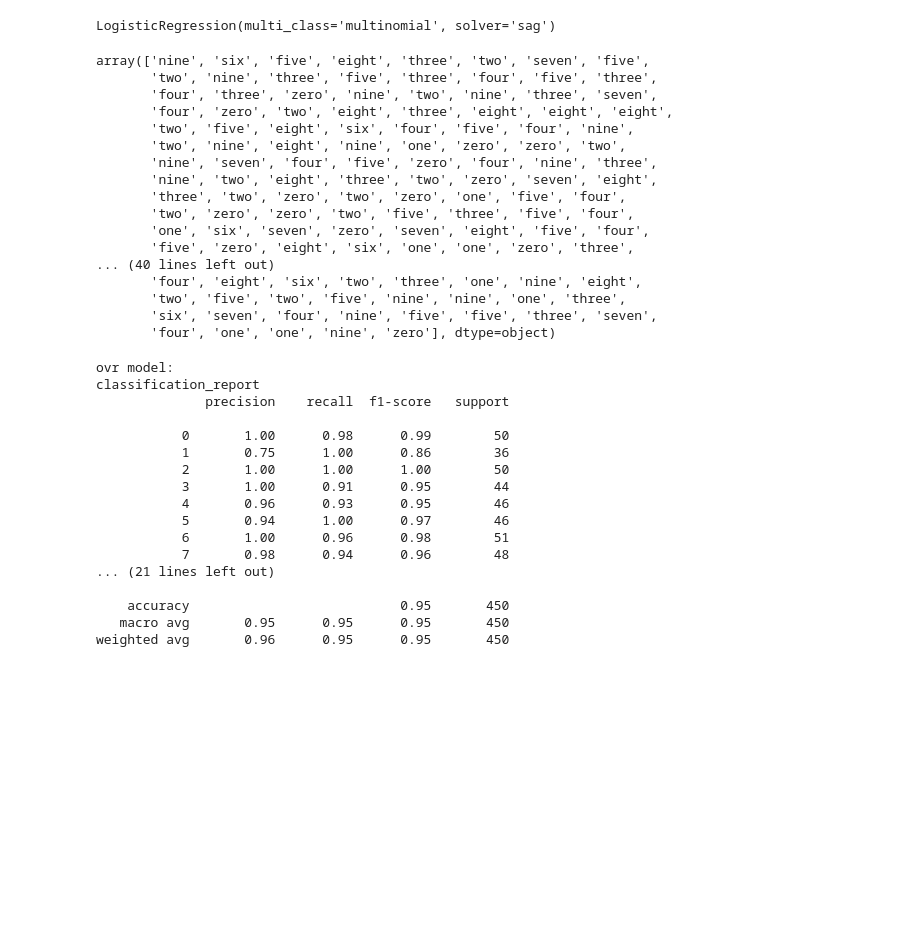
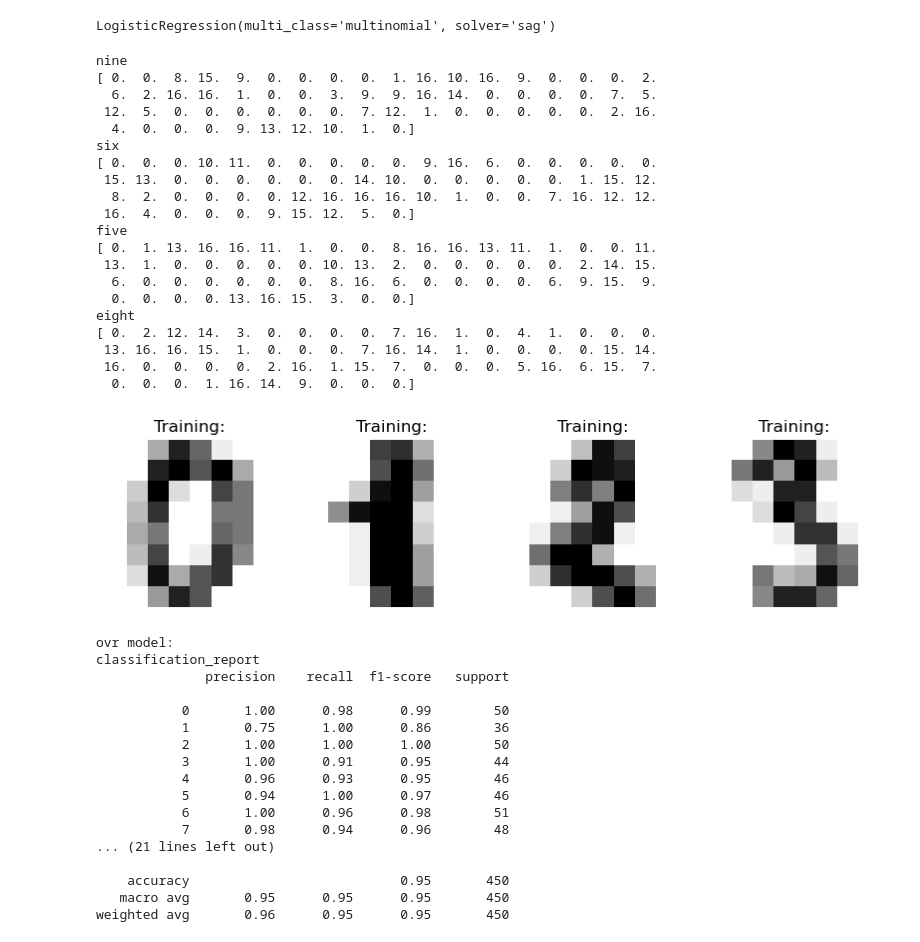
Before and after one commit to freshmea/kuIotBigdataClass, a Jupyter notebook: pythonML/mnistClassify.ipynb, the cells around one changed output. Drawn from its saved outputs; the diff is of its cells as text; code cells hidden in the pictures; blank space fills up the shorter version.

```diff
--- a/pythonML/mnistClassify.ipynb
+++ b/pythonML/mnistClassify.ipynb
@@ -84,38 +84,52 @@ LogisticRegression(multi_class='multinomial', solver='sag')
 # %%
 from sklearn.metrics import (
     confusion_matrix,
     classification_report,
     accuracy_score,
 )
 
 y_pred_ovr = logreg_ovr.predict(X_test)
 y_pred_softmax = logreg_softmax.predict(X_test)
 # print("ovr model:")
 # print(confusion_matrix(y_test, y_pred_ovr))
 # print("softmax model:")
 # print(confusion_matrix(y_test, y_pred_softmax))
 # convert to one two threee to 1 2 3
-y_test = le.inverse_transform(y_test)
-y_pred_ovr = le.inverse_transform(y_pred_ovr)
-y_test
+# y_test = le.inverse_transform(y_test)
+# y_pred_ovr = le.inverse_transform(y_pred_ovr)
+_, axes = plt.subplots(nrows=1, ncols=4, figsize=(10, 3))
+
+for i, ax in enumerate(axes):
+    image = digit_dataset["images"][i]
+    print(y_test[i])
+    print(X_test[i])
+    ax.set_axis_off()
+    ax.imshow(image, cmap=plt.cm.gray_r, interpolation="nearest")
+    ax.set_title(
+        "Training:",
+    )
 # %% [output]
-array(['nine', 'six', 'five', 'eight', 'three', 'two', 'seven', 'five',
-       'two', 'nine', 'three', 'five', 'three', 'four', 'five', 'three',
-       'four', 'three', 'zero', 'nine', 'two', 'nine', 'three', 'seven',
-       'four', 'zero', 'two', 'eight', 'three', 'eight', 'eight', 'eight',
-       'two', 'five', 'eight', 'six', 'four', 'five', 'four', 'nine',
-       'two', 'nine', 'eight', 'nine', 'one', 'zero', 'zero', 'two',
-       'nine', 'seven', 'four', 'five', 'zero', 'four', 'nine', 'three',
-       'nine', 'two', 'eight', 'three', 'two', 'zero', 'seven', 'eight',
-       'three', 'two', 'zero', 'two', 'zero', 'one', 'five', 'four',
-       'two', 'zero', 'zero', 'two', 'five', 'three', 'five', 'four',
-       'one', 'six', 'seven', 'zero', 'seven', 'eight', 'five', 'four',
-       'five', 'zero', 'eight', 'six', 'one', 'one', 'zero', 'three',
-... (40 lines left out)
-       'four', 'eight', 'six', 'two', 'three', 'one', 'nine', 'eight',
-       'two', 'five', 'two', 'five', 'nine', 'nine', 'one', 'three',
-       'six', 'seven', 'four', 'nine', 'five', 'five', 'three', 'seven',
-       'four', 'one', 'one', 'nine', 'zero'], dtype=object)
+nine
+[ 0.  0.  8. 15.  9.  0.  0.  0.  0.  1. 16. 10. 16.  9.  0.  0.  0.  2.
+  6.  2. 16. 16.  1.  0.  0.  3.  9.  9. 16. 14.  0.  0.  0.  0.  7.  5.
+ 12.  5.  0.  0.  0.  0.  0.  0.  7. 12.  1.  0.  0.  0.  0.  0.  2. 16.
+  4.  0.  0.  0.  9. 13. 12. 10.  1.  0.]
+six
+[ 0.  0.  0. 10. 11.  0.  0.  0.  0.  0.  9. 16.  6.  0.  0.  0.  0.  0.
+ 15. 13.  0.  0.  0.  0.  0.  0. 14. 10.  0.  0.  0.  0.  0.  1. 15. 12.
+  8.  2.  0.  0.  0.  0. 12. 16. 16. 16. 10.  1.  0.  0.  7. 16. 12. 12.
+ 16.  4.  0.  0.  0.  9. 15. 12.  5.  0.]
+five
+[ 0.  1. 13. 16. 16. 11.  1.  0.  0.  8. 16. 16. 13. 11.  1.  0.  0. 11.
+ 13.  1.  0.  0.  0.  0.  0. 10. 13.  2.  0.  0.  0.  0.  0.  2. 14. 15.
+  6.  0.  0.  0.  0.  0.  0.  8. 16.  6.  0.  0.  0.  0.  6.  9. 15.  9.
+  0.  0.  0.  0. 13. 16. 15.  3.  0.  0.]
+eight
+[ 0.  2. 12. 14.  3.  0.  0.  0.  0.  7. 16.  1.  0.  4.  1.  0.  0.  0.
+ 13. 16. 16. 15.  1.  0.  0.  0.  7. 16. 14.  1.  0.  0.  0.  0. 15. 14.
+ 16.  0.  0.  0.  0.  2. 16.  1. 15.  7.  0.  0.  0.  5. 16.  6. 15.  7.
+  0.  0.  0.  1. 16. 14.  9.  0.  0.  0.]
+[figure, added]
 # %%
 print("ovr model:")
 print(f"classification_report \n{classification_report(y_test, y_pred_ovr)}")
```
Also changed, not shown: 2 other files.
